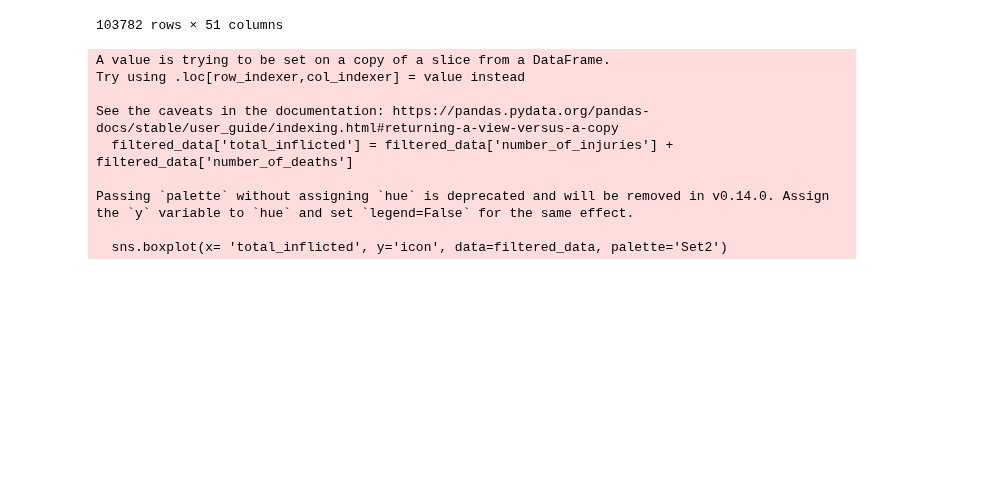
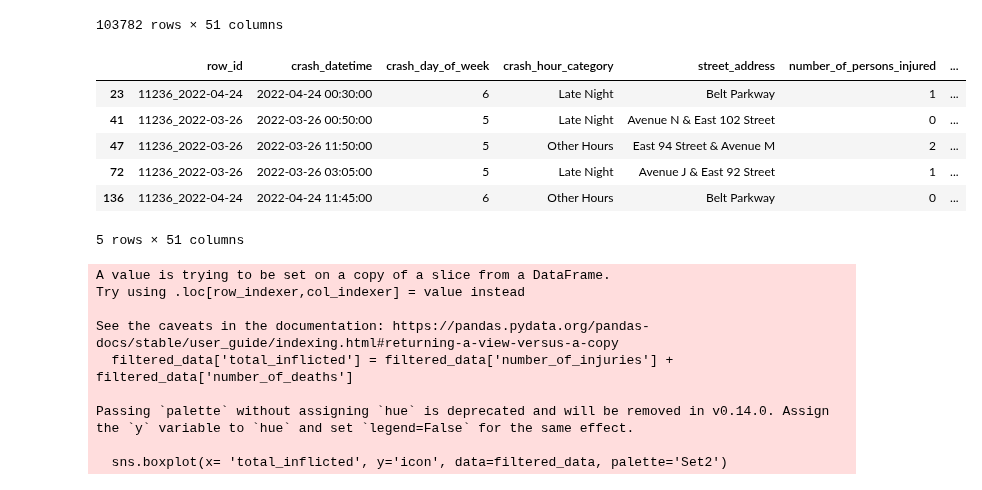
Before and after one commit to ReiannaLiu/MotorVehicleCollision, a Jupyter notebook: data_cleaning_process/weather_zipcode_plots.ipynb, the cells around one changed output. Cells and saved outputs as stored; diff of their text form; code cells hidden in the pictures; blank space fills up the shorter version.

```diff
--- a/data_cleaning_process/weather_zipcode_plots.ipynb
+++ b/data_cleaning_process/weather_zipcode_plots.ipynb
@@ -19,4 +19,23 @@ df
 | 103780 | 11226_2022-07-14 | 2022-07-14 05:00:00 | 3 | Early Morning | 2501 Cortelyou Road | 0 | ... |
 | 103781 | 10033_2022-11-15 | 2022-11-15 06:30:00 | 1 | Early Morning | West 180 Street & Cabrini Boulevard | 0 | ... |
 103782 rows × 51 columns
+# %%
+import pandas as pd
+import matplotlib.pyplot as plt
+import seaborn as sns
+
+# Specify the zip code
+zip_code = 11236
+
+# Filter data by the specified zip code
+filtered_data = df[(df['zip_code'] == zip_code)]
+filtered_data.head()
+# %% [output]
+|  | row_id | crash_datetime | crash_day_of_week | crash_hour_category | street_address | number_of_persons_injured | ... |
+| 23 | 11236_2022-04-24 | 2022-04-24 00:30:00 | 6 | Late Night | Belt Parkway | 1 | ... |
+| 41 | 11236_2022-03-26 | 2022-03-26 00:50:00 | 5 | Late Night | Avenue N & East 102 Street | 0 | ... |
+| 47 | 11236_2022-03-26 | 2022-03-26 11:50:00 | 5 | Other Hours | East 94 Street & Avenue M | 2 | ... |
+| 72 | 11236_2022-03-26 | 2022-03-26 03:05:00 | 5 | Late Night | Avenue J & East 92 Street | 1 | ... |
+| 136 | 11236_2022-04-24 | 2022-04-24 11:45:00 | 6 | Other Hours | Belt Parkway | 0 | ... |
+5 rows × 51 columns
 # %%
```
Also changed, not shown: parts of 1 cell of this notebook, 8 other files.
